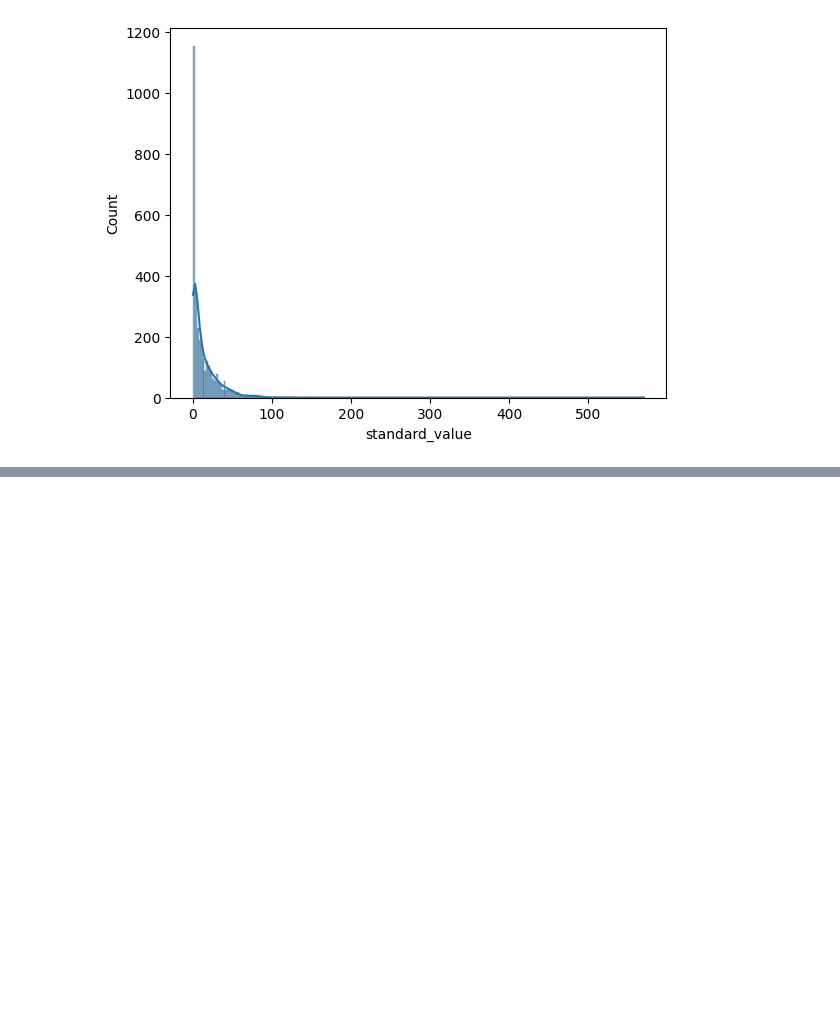
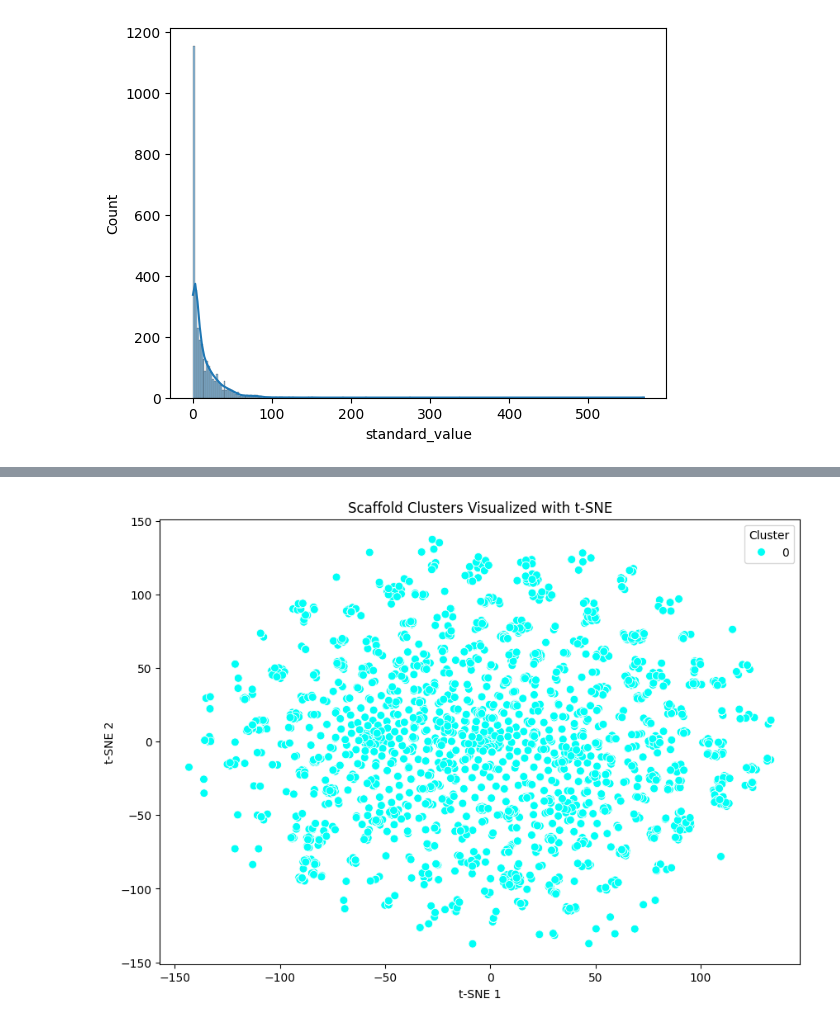
Before and after one commit to coreytaylorcompchem/comp_chem, a Jupyter notebook: ml/adme_models/caco2/2025-09-21_retrieve_chembl_caco2.ipynb, the cells around one changed output, grey strips where cells are left out. Drawn from its saved outputs; the diff is of its cells as text; code cells hidden in the pictures; blank space fills up the shorter version.

```diff
--- a/ml/adme_models/caco2/2025-09-21_retrieve_chembl_caco2.ipynb
+++ b/ml/adme_models/caco2/2025-09-21_retrieve_chembl_caco2.ipynb
@@ -317,0 +465,44 @@ sns.histplot(data=filtered_df, x="standard_value", kde=True)
+# %%
+from rdkit.Chem import AllChem
+from sklearn.cluster import AgglomerativeClustering
+from sklearn.manifold import TSNE
+import matplotlib.pyplot as plt
+import seaborn as sns
+import numpy as np
+
+# Step 1: Generate fingerprints for scaffold molecules
+scaffold_fps = [AllChem.GetMorganFingerprintAsBitVect(s, radius=2, nBits=1024) for s in scaffolds]
+
+# Convert fingerprints to numpy arrays
+def fp_to_array(fp):
+    arr = np.zeros((1,), dtype=np.uint8)
+    DataStructs.ConvertToNumpyArray(fp, arr)
+    return arr
+
+scaffold_fp_arrays = np.array([fp_to_array(fp) for fp in scaffold_fps])
+
+# Step 2: Cluster scaffolds
+# Agglomerative clustering with distance threshold (e.g., 0.3 for similarity cutoff)
+cluster_model = AgglomerativeClustering(
+    n_clusters=None,
+    distance_threshold=20.0,  # You may need to adjust this
+    metric='euclidean',
+    linkage='average'
+)
+cluster_labels = cluster_model.fit_predict(scaffold_fp_arrays)
+
+# Step 3: Dimensionality reduction for visualization
+tsne = TSNE(n_components=2, random_state=42, perplexity=10)
+scaffold_tsne = tsne.fit_transform(scaffold_fp_arrays)
+
+# Step 4: Plot clusters in 2D t-SNE space
+plt.figure(figsize=(10,7))
+palette = sns.color_palette("hsv", len(np.unique(cluster_labels)))
+sns.scatterplot(x=scaffold_tsne[:,0], y=scaffold_tsne[:,1], hue=cluster_labels, palette=palette, legend='full', s=50)
+plt.title("Scaffold Clusters Visualized with t-SNE")
+plt.xlabel("t-SNE 1")
+plt.ylabel("t-SNE 2")
+plt.legend(title='Cluster')
+plt.savefig('_images/cluster_scaffold_tsne.png')
+plt.show()
+# %% [output]
@@ -317,0 +526 @@ sns.histplot(data=filtered_df, x="standard_value", kde=True)
+[figure, added]
```
Also changed, not shown: parts of 12 cells of this notebook, 20 other files.
